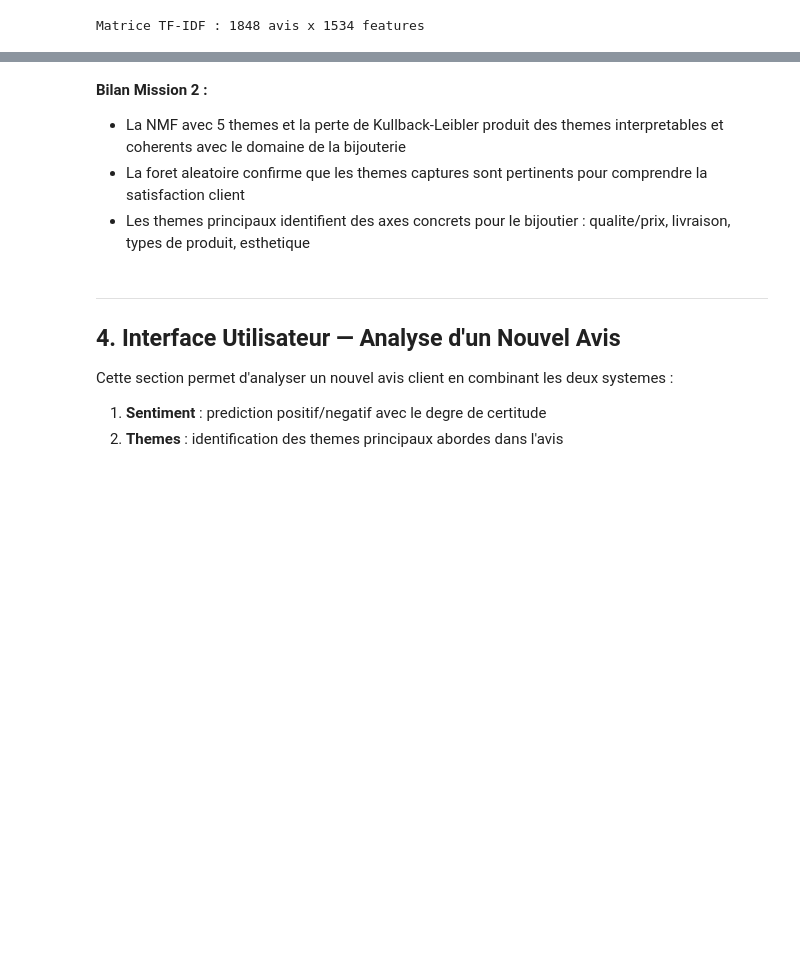
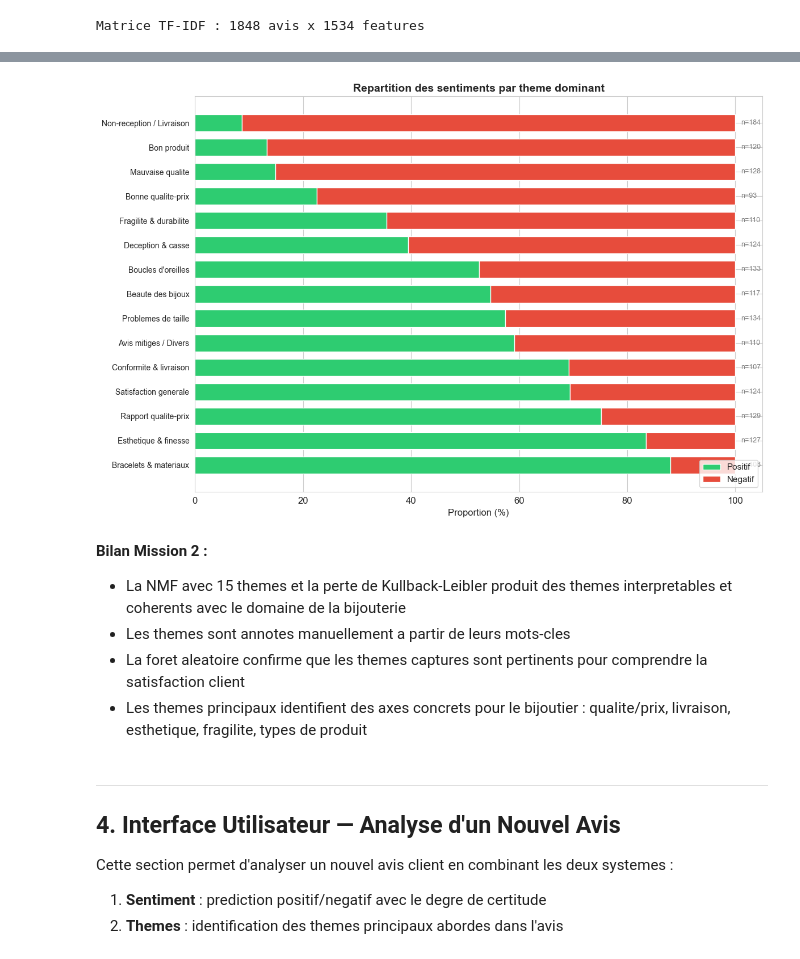
Before and after one commit to loiccotte/SAE-5.03-Datamining, a Jupyter notebook: SAE_503_Livrable_Final.ipynb, the cells around one changed output, grey strips where cells are left out. Saved outputs shown, nothing was run; the diff lists cells and outputs as text; code cells hidden in the pictures; blank space fills up the shorter version.

```diff
--- a/SAE_503_Livrable_Final.ipynb
+++ b/SAE_503_Livrable_Final.ipynb
@@ -525,8 +553,57 @@ for _, row in themes_retenus.iterrows():
+# %%
+# ── Repartition positif / negatif par theme dominant ─────────────────────────
+# Pour chaque avis, on identifie son theme dominant (celui avec le poids NMF le plus eleve)
+theme_dominant = np.argmax(W, axis=1)
+
+# Construction du tableau : pour chaque theme, compter % positif et % negatif
+data_sentiments = []
+for idx in range(15):
+    masque = theme_dominant == idx
+    n_total = masque.sum()
+    if n_total == 0:
+        continue
+    n_pos = (y_nmf[masque] == 'positif').sum()
+    n_neg = (y_nmf[masque] == 'négatif').sum()
+    data_sentiments.append({
+        'Theme': noms_themes[idx]['nom'],
+        'Positif (%)': n_pos / n_total * 100,
+        'Negatif (%)': n_neg / n_total * 100,
+        'Total avis': n_total,
+    })
+
+df_sent = pd.DataFrame(data_sentiments).sort_values('Negatif (%)', ascending=True)
+
+# Graphique en barres empilees horizontales
+fig, ax = plt.subplots(figsize=(12, 8))
+
+y_pos = range(len(df_sent))
+bars_pos = ax.barh(y_pos, df_sent['Positif (%)'], color='#2ecc71', edgecolor='white',
+                   label='Positif', height=0.7)
+bars_neg = ax.barh(y_pos, df_sent['Negatif (%)'], left=df_sent['Positif (%)'],
+                   color='#e74c3c', edgecolor='white', label='Negatif', height=0.7)
+
+ax.set_yticks(y_pos)
+ax.set_yticklabels(df_sent['Theme'].values, fontsize=10)
+ax.set_xlabel('Proportion (%)', fontsize=12)
+ax.set_title('Repartition des sentiments par theme dominant',
+             fontsize=14, fontweight='bold')
+ax.legend(loc='lower right', fontsize=11)
+ax.set_xlim(0, 105)
+
+# Annotations : nombre total d'avis
+for i, (_, row) in enumerate(df_sent.iterrows()):
+    ax.text(101, i, f'n={int(row["Total avis"])}', va='center', fontsize=9, color='gray')
+
+plt.tight_layout()
+plt.show()
+# %% [output]
+[figure, added]
 # %% [markdown]
 **Bilan Mission 2 :**
-- La NMF avec 5 themes et la perte de Kullback-Leibler produit des themes interpretables et coherents avec le domaine de la bijouterie
+- La NMF avec 15 themes et la perte de Kullback-Leibler produit des themes interpretables et coherents avec le domaine de la bijouterie
+- Les themes sont annotes manuellement a partir de leurs mots-cles
 - La foret aleatoire confirme que les themes captures sont pertinents pour comprendre la satisfaction client
-- Les themes principaux identifient des axes concrets pour le bijoutier : qualite/prix, livraison, types de produit, esthetique
+- Les themes principaux identifient des axes concrets pour le bijoutier : qualite/prix, livraison, esthetique, fragilite, types de produit
 # %% [markdown]
 ---
 ## 4. Interface Utilisateur — Analyse d'un Nouvel Avis
```
Also changed, not shown: parts of 23 cells of this notebook, 1 other file.
